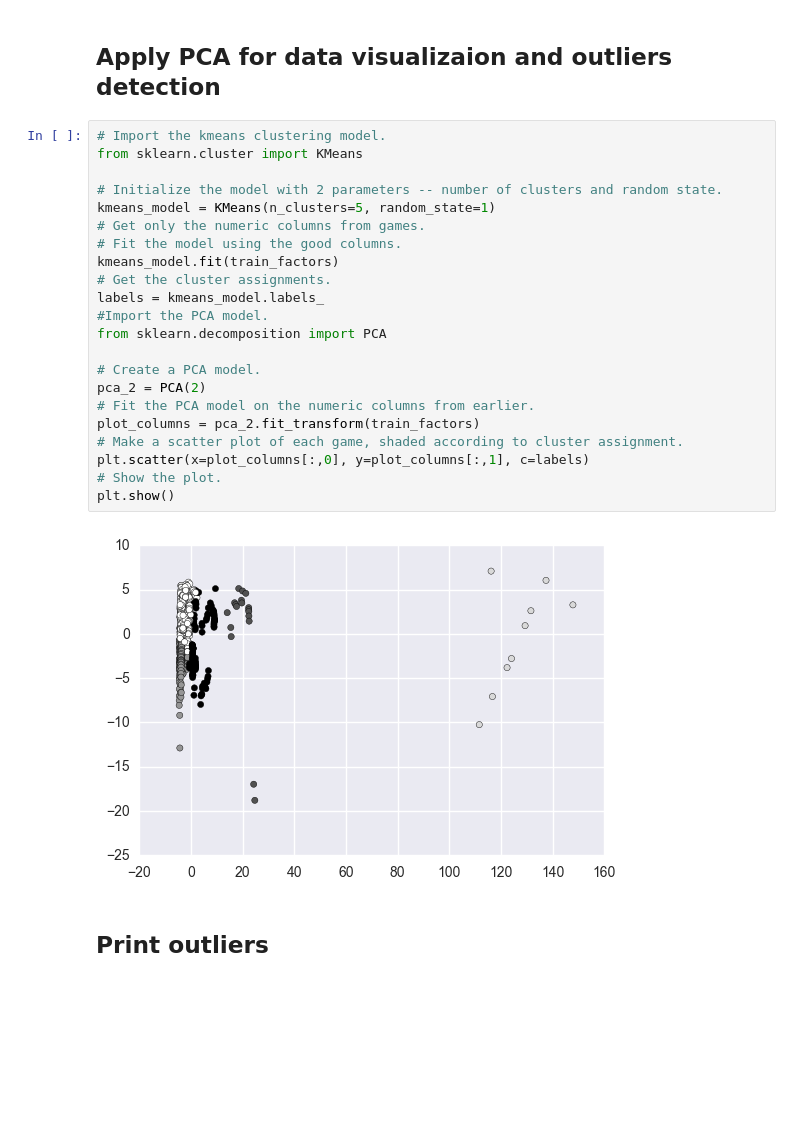
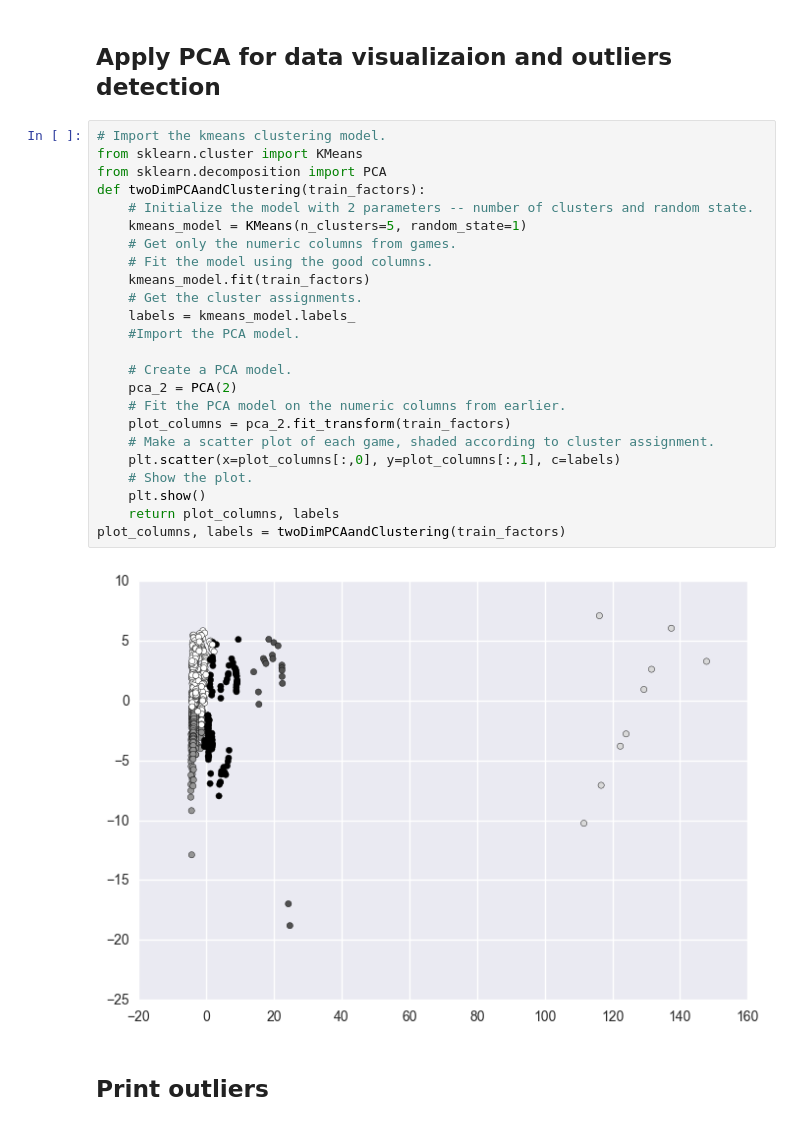
Before and after one commit to acrola/WorkShopDS, a Jupyter notebook: Project-Notebook.ipynb, the cells around one changed output. Cells and saved outputs as stored; diff of their text form; blank space fills up the shorter version.

```diff
--- a/Project-Notebook.ipynb
+++ b/Project-Notebook.ipynb
@@ -840,27 +841,29 @@ train_factors.head(5)
 # %%
 # Import the kmeans clustering model.
 from sklearn.cluster import KMeans
+from sklearn.decomposition import PCA
+def twoDimPCAandClustering(train_factors):
+    # Initialize the model with 2 parameters -- number of clusters and random state.
+    kmeans_model = KMeans(n_clusters=5, random_state=1)
+    # Get only the numeric columns from games.
+    # Fit the model using the good columns.
+    kmeans_model.fit(train_factors)
+    # Get the cluster assignments.
+    labels = kmeans_model.labels_
+    #Import the PCA model.
 
-# Initialize the model with 2 parameters -- number of clusters and random state.
-kmeans_model = KMeans(n_clusters=5, random_state=1)
-# Get only the numeric columns from games.
-# Fit the model using the good columns.
-kmeans_model.fit(train_factors)
-# Get the cluster assignments.
-labels = kmeans_model.labels_
-#Import the PCA model.
-from sklearn.decomposition import PCA
-
-# Create a PCA model.
-pca_2 = PCA(2)
-# Fit the PCA model on the numeric columns from earlier.
-plot_columns = pca_2.fit_transform(train_factors)
-# Make a scatter plot of each game, shaded according to cluster assignment.
-plt.scatter(x=plot_columns[:,0], y=plot_columns[:,1], c=labels)
-# Show the plot.
-plt.show()
+    # Create a PCA model.
+    pca_2 = PCA(2)
+    # Fit the PCA model on the numeric columns from earlier.
+    plot_columns = pca_2.fit_transform(train_factors)
+    # Make a scatter plot of each game, shaded according to cluster assignment.
+    plt.scatter(x=plot_columns[:,0], y=plot_columns[:,1], c=labels)
+    # Show the plot.
+    plt.show()
+    return plot_columns, labels
+plot_columns, labels = twoDimPCAandClustering(train_factors)
 # %% [output]
-[figure, old version]
+[figure, new version]
 # %% [markdown]
 ## Print outliers
 # %%
```
Also changed, not shown: parts of 12 cells of this notebook, 1 other file.
